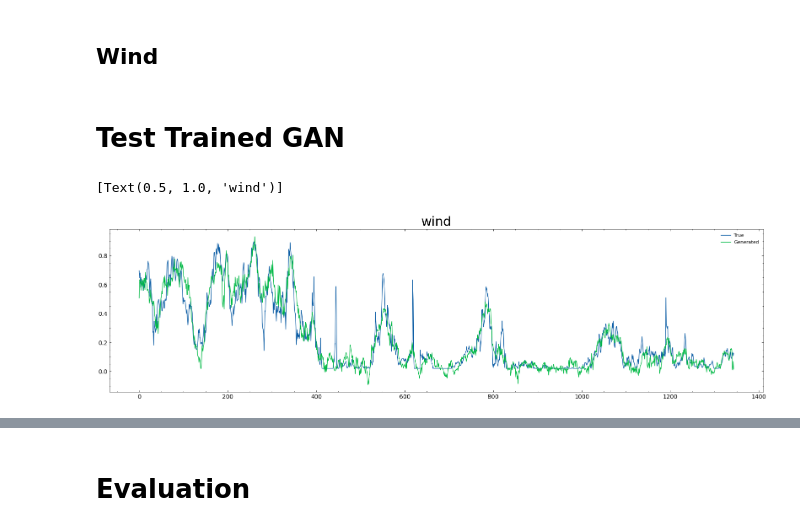
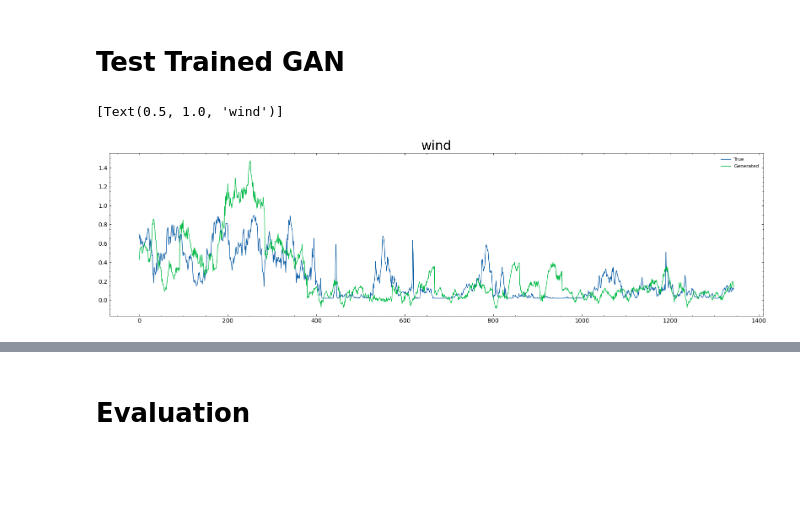
Before and after one commit to WillWang1113/Conditional_Wasserstein_GAN, a Jupyter notebook: test.ipynb, the cells around one changed output, grey strips where cells are left out. Saved outputs shown, nothing was run; the diff lists cells and outputs as text; code cells hidden in the pictures; blank space fills up the shorter version.

```diff
--- a/test.ipynb
+++ b/test.ipynb
@@ -81,37 +0,0 @@ scale(pv_train, 0, pv_test, scaler=scaler, name="pv")
-# %% [markdown]
-## Wind
-# %%
-import pandas as pd
-import numpy as np
-import matplotlib.pyplot as plt
-
-import scienceplots
-plt.style.use(['science','no-latex'])
-plt.rcParams.update({
-    'axes.labelsize': 20,
-    "xtick.labelsize": 18,
-    "ytick.labelsize": 18,
-    "axes.titlesize": 22,
-})
-
-time_col = pd.DataFrame(pd.date_range(start="1/1/2019 00:00:00",
-                                      end="12/31/2021 23:45:00",
-                                      freq="15min"),
-                        columns=["ds"])
-wind = pd.read_csv("data/wind_sps.csv")
-wind["ds"] = pd.to_datetime(wind["ds"])
-print("expected length:\t", len(time_col))
-print("wind length:\t", len(wind))
-wind = pd.merge(time_col, wind, how="outer")
-wind = wind.ffill()
-wind["value"] = wind["value"]+1
-wind["value"] = wind["value"]/ wind["value"].max()
-# wind.to_csv("data/wind_sps.csv", index=False)
-fig, ax = plt.subplots(2, figsize=[20, 10])
-ax[0].plot(wind["ds"], wind["value"])
-ax[1].plot(wind["ds"][:96*7], wind["value"][:96*7], lw=3)
-ax[0].set(ylabel='Power Output', title='Wind Outputs (p.u.)')
-ax[1].set(xlabel='Time', ylabel='Power Output')
-fig.savefig("data/wind_sps.png", dpi=300, transparent=True, bbox_inches="tight")
-
-# ax[2].hist(wind["value"], bins=80, histtype="stepfilled", alpha=.8)
@@ -212,54 +19,51 @@ plt.rcParams.update({
 power_type = "wind"
 condition = True
 mydata = pickle.load(open(f'loggings/{power_type}_preprocess.pkl', 'rb'))
-# scaler = mydata["scaler"]
 test_ds = mydata["test_ds"]
 test_ds = test_ds.astype(float)
 
 generator = torch.load(f"loggings/{power_type}_C{condition}_G.pth")
 generator.eval()
+final_results = []
 
-final_results = []
-# choose = 5
-# for i in range(choose):
 for i in range(len(test_ds)):
     select = i
 
-    # select = 50
+
     target = test_ds[select, :96]
     cond = test_ds[select, 96:].reshape(1, -1)
 
     cond = torch.from_numpy(cond).float().cuda()
 
-    num = 2500
+    num = 1
     dist = 1e10
     idx = 0
     record = []
     for i in range(num):
         z = torch.normal(0, 1, [1, 96]).cuda()
         # break
         y_hat = generator(z, cond)
         y_hat = y_hat.detach().cpu().numpy().reshape(target.shape)
         y_hat = y_hat.astype(float)
         if np.linalg.norm(y_hat - target) < dist:
             dist = np.linalg.norm(y_hat - target)
             idx = i
         record.append(y_hat)
     best_fit = record[idx]
     final_results.append(best_fit)
 final_results = np.concatenate(final_results, axis=0)
 
 start = 100
 plot_len = 96 * 14
 end = start + plot_len
 fig, ax = plt.subplots(figsize=[20, 5])
 ax.plot(range(plot_len), test_ds[:, :96].flatten()[start:end], label="True")
 ax.plot(range(plot_len), final_results[start:end], label="Generated")
 ax.legend()
 ax.set(title=f"{power_type}")
 # %% [output]
 [Text(0.5, 1.0, 'wind')]
-[figure, old version]
+[figure, new version]
 # %%
 import torch
 import pickle
```
Also changed, not shown: parts of 7 cells of this notebook, 5 other files.
